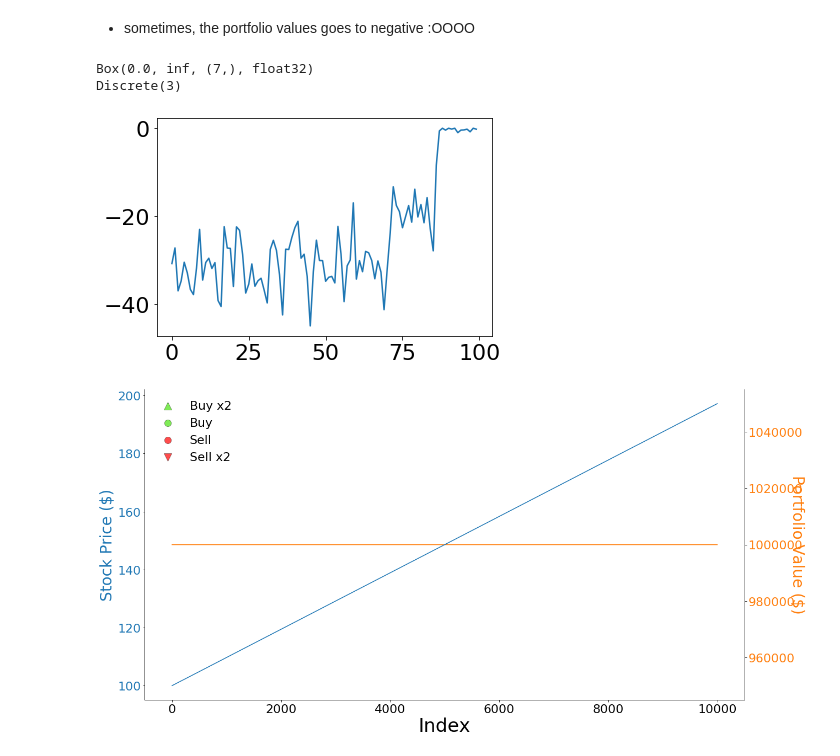
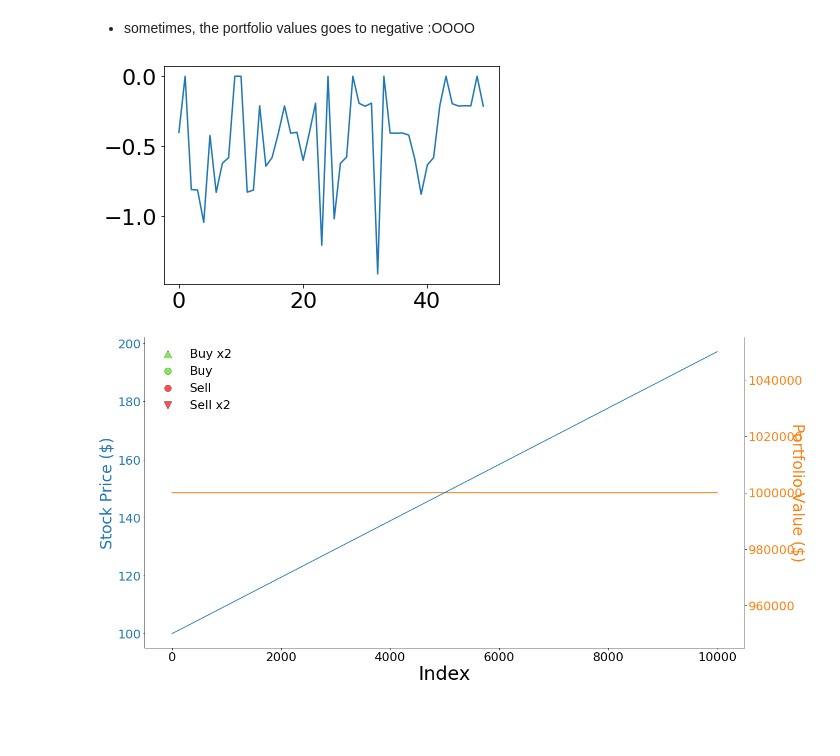
Before and after one commit to YAOS5/Amazon-Trading-Bot, a Jupyter notebook: stable_baselines_test.ipynb, the cells around one changed output. Cells and saved outputs as stored; diff of their text form; code cells hidden in the pictures; blank space fills up the shorter version.

```diff
--- a/stable_baselines_test.ipynb
+++ b/stable_baselines_test.ipynb
@@ -141,7 +141,7 @@ class DQN:
         self.batch_size = 64
         self.epsilon_min = .01
         self.lr = 0.001
-        self.epsilon_decay = .996
+        self.epsilon_decay = .9995
         self.memory = deque(maxlen=100)
         self.model = self.build_model()
 
@@ -155,7 +155,7 @@ class DQN:
         return model
 
     def remember(self, state, action, reward, next_state, done):
-        self.memory.append((state, action, reward, next_state, done))
+        self.memory.append((state, action, reward, next_state, done)) ###############################################
 
     def get_action(self, state, exploit=False):
 
@@ -169,12 +169,12 @@ class DQN:
         if len(self.memory) < self.batch_size:
             return
 
-        minibatch = random.sample(self.memory, self.batch_size)
-        states = np.array([i[0] for i in minibatch])
-        actions = np.array([i[1] for i in minibatch])
-        rewards = np.array([i[2] for i in minibatch])
-        next_states = np.array([i[3] for i in minibatch])
-        dones = np.array([i[4] for i in minibatch])
+        batch = random.sample(self.memory, self.batch_size)
+        states      = np.array([i[0] for i in batch])
+        actions     = np.array([i[1] for i in batch])
+        rewards     = np.array([i[2] for i in batch])
+        next_states = np.array([i[3] for i in batch])
+        dones       = np.array([i[4] for i in batch])
 
         states = np.squeeze(states)
         next_states = np.squeeze(next_states)
@@ -184,7 +184,7 @@ class DQN:
         ind = np.array([i for i in range(self.batch_size)])
         targets_full[[ind], [actions]] = targets
 
-        self.model.fit(states, targets_full, epochs=1, verbose=0)
+        self.model.fit(states, targets_full, epochs=1, verbose=0) ###############################################
         if self.epsilon > self.epsilon_min:
             self.epsilon *= self.epsilon_decay
 
@@ -213,17 +213,21 @@ def train_dqn(agent, env, episodes):
     return rewards
 # %%
 from tqdm import tqdm
-print(env.observation_space)
-print(env.action_space)
-episodes = 100
+fake = np.linspace(100, 200, len(data))
+data['close'] = fake
+
+env = Environment(data.close.to_list(), balance=INITIAL_BALANCE, past_days=PAST_TICKS)
+episodes = 200
 agent = DQN(env.action_space.n, env.observation_space.shape[0])
 loss = train_dqn(agent, env, episodes)
 plt.plot(np.arange(0, len(loss)), loss)
 plt.show()
-# %% [output]
-Box(0.0, inf, (7,), float32)
-Discrete(3)
-[figure, removed]
+# %%
+loss = train_dqn(agent, env, 50)
+plt.plot(np.arange(0, len(loss)), loss)
+plt.show()
+# %% [output]
+[figure, added]
 # %%
 state = env.reset()
 state = np.reshape(state, (1, 7))
```
Also changed, not shown: parts of 10 cells of this notebook, 1 other file.
